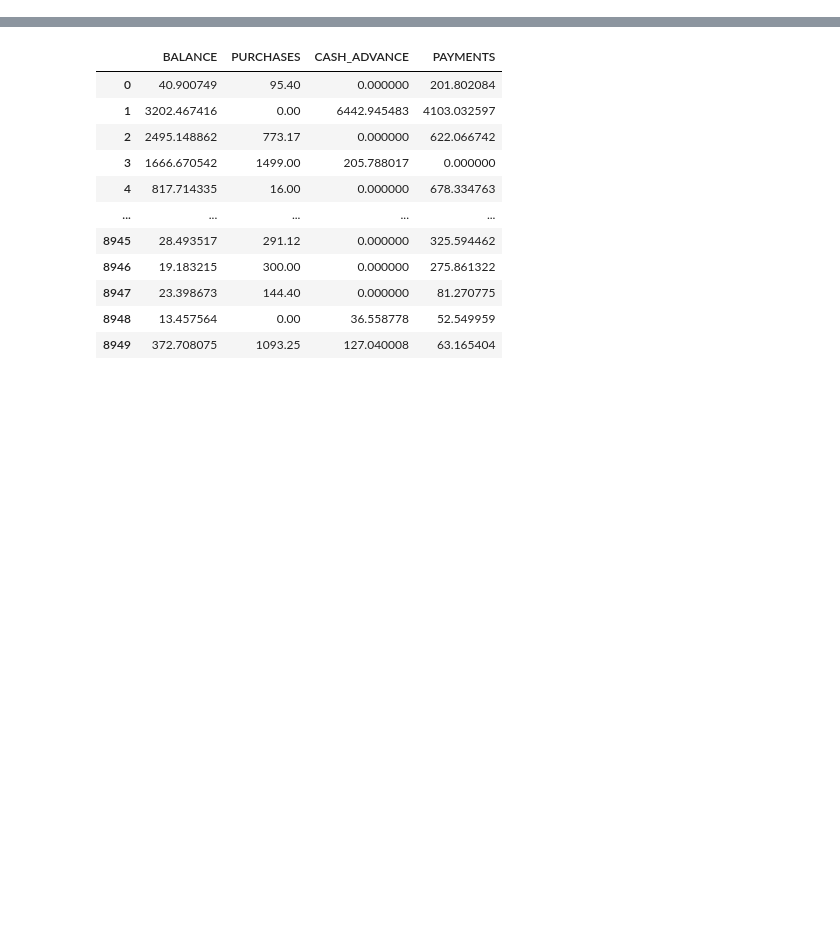
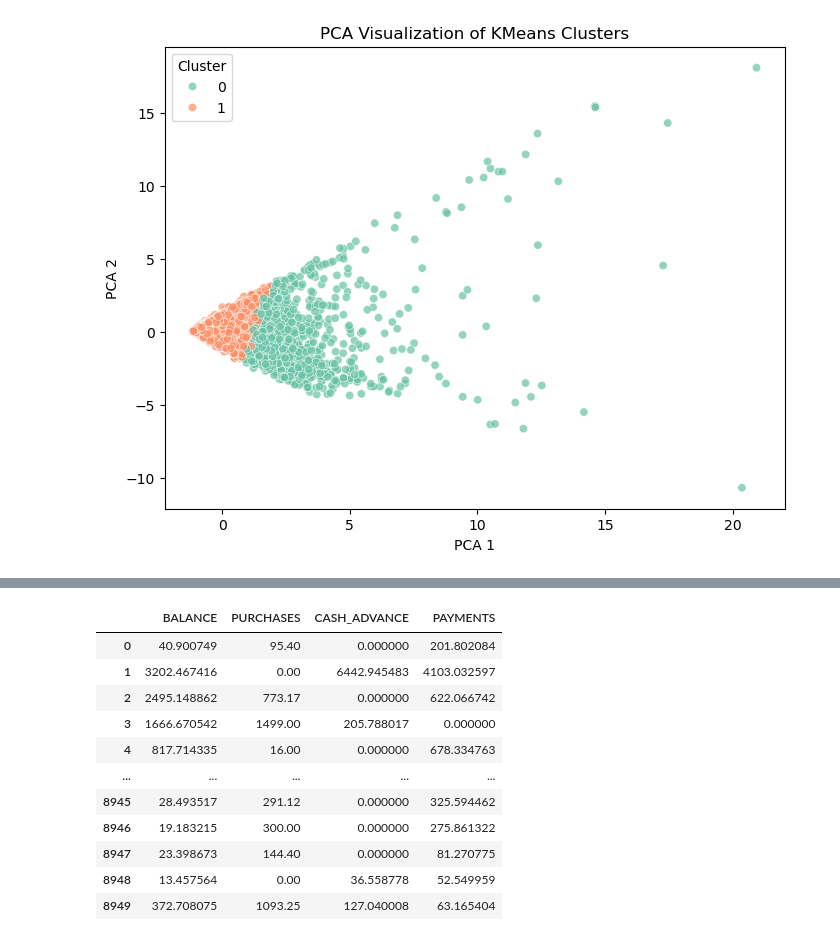
Before and after one commit to gedetanok/kelasbagus3-deep-understanding-of-machine-learning, a Jupyter notebook: Week 5/DBSCAN.ipynb, the cells around one changed output, grey strips where cells are left out. Saved outputs shown, nothing was run; the diff lists cells and outputs as text; code cells hidden in the pictures; blank space fills up the shorter version.

```diff
--- a/Week 5/DBSCAN.ipynb
+++ b/Week 5/DBSCAN.ipynb
@@ -6,0 +184,3 @@ from sklearn.metrics import silhouette_score
+# %%
+kmeans = KMeans(n_clusters=2, init='k-means++', random_state=42)
+df['Cluster'] = kmeans.fit_predict(X_scaled)
@@ -6,0 +196,24 @@ from sklearn.metrics import silhouette_score
+# %%
+from sklearn.decomposition import PCA
+import matplotlib.pyplot as plt
+import seaborn as sns
+
+# PCA 2D for KMeans clustering visualization
+pca = PCA(n_components=2, random_state=42)
+X_pca = pca.fit_transform(X_scaled)
+
+plt.figure(figsize=(8,6))
+sns.scatterplot(
+    x=X_pca[:,0],
+    y=X_pca[:,1],
+    hue=df['Cluster'],
+    palette="Set2",
+    alpha=0.7
+)
+plt.title("PCA Visualization of KMeans Clusters")
+plt.xlabel("PCA 1")
+plt.ylabel("PCA 2")
+plt.legend(title="Cluster")
+plt.show()
+# %% [output]
+[figure, added]
```
Also changed, not shown: parts of 32 cells of this notebook, 6 other files.
